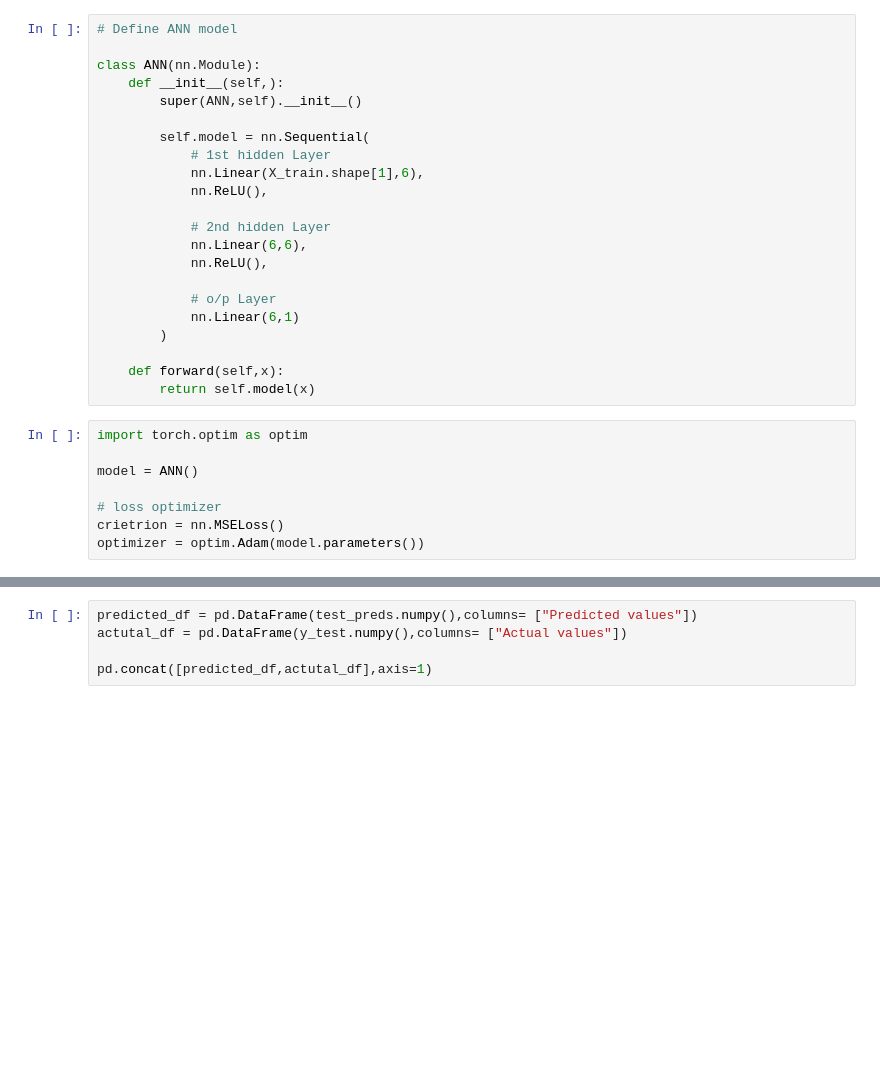
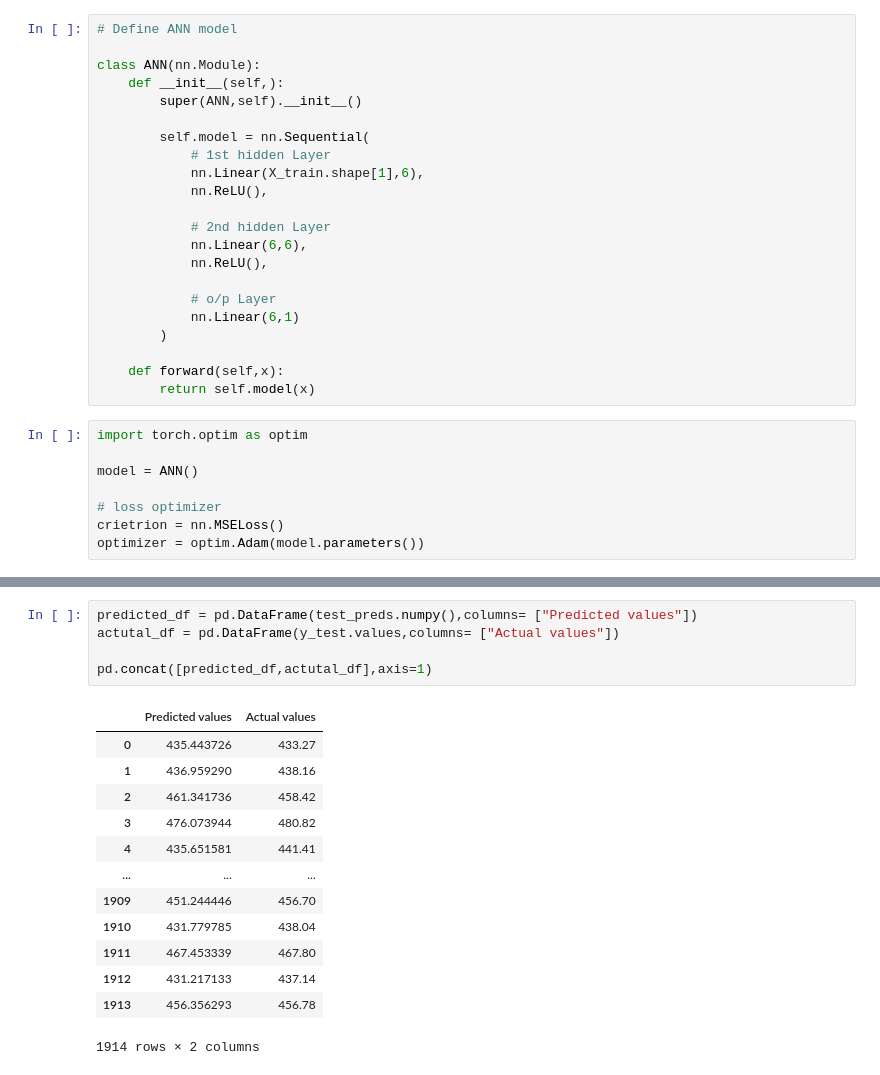
Before and after one commit to aasheeshhh/Machine_Learning, a Jupyter notebook: ANN_Regression.ipynb, the cells around one changed output, grey strips where cells are left out. Saved outputs shown, nothing was run; the diff lists cells and outputs as text; blank space fills up the shorter version.

```diff
--- a/ANN_Regression.ipynb
+++ b/ANN_Regression.ipynb
@@ -151,5 +179,19 @@ print("r2 score: ",r2_score(y_test,test_preds))
 # %%
 predicted_df = pd.DataFrame(test_preds.numpy(),columns= ["Predicted values"])
-actutal_df = pd.DataFrame(y_test.numpy(),columns= ["Actual values"])
+actutal_df = pd.DataFrame(y_test.values,columns= ["Actual values"])
 
 pd.concat([predicted_df,actutal_df],axis=1)
+# %% [output]
+|  | Predicted values | Actual values |
+| 0 | 435.443726 | 433.27 |
+| 1 | 436.959290 | 438.16 |
+| 2 | 461.341736 | 458.42 |
+| 3 | 476.073944 | 480.82 |
+| 4 | 435.651581 | 441.41 |
+| ... | ... | ... |
+| 1909 | 451.244446 | 456.70 |
+| 1910 | 431.779785 | 438.04 |
+| 1911 | 467.453339 | 467.80 |
+| 1912 | 431.217133 | 437.14 |
+| 1913 | 456.356293 | 456.78 |
+1914 rows × 2 columns
```
Also changed, not shown: parts of 5 cells of this notebook, 1 other file.
